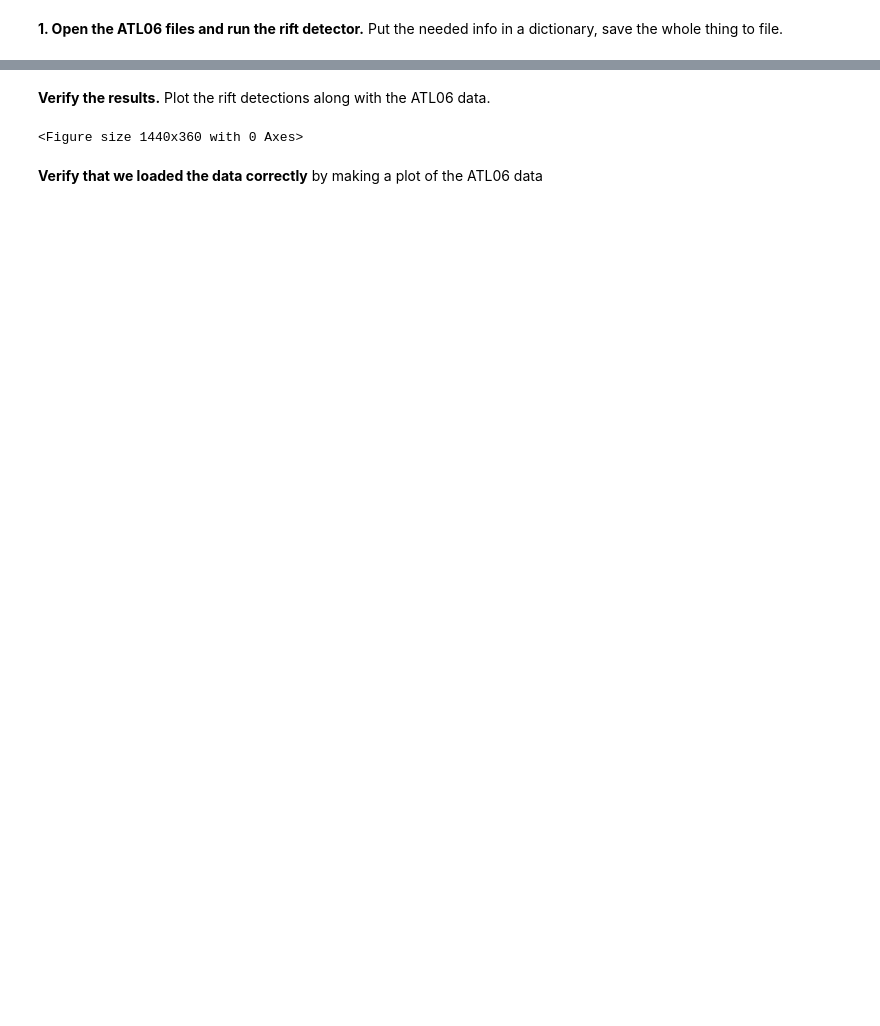
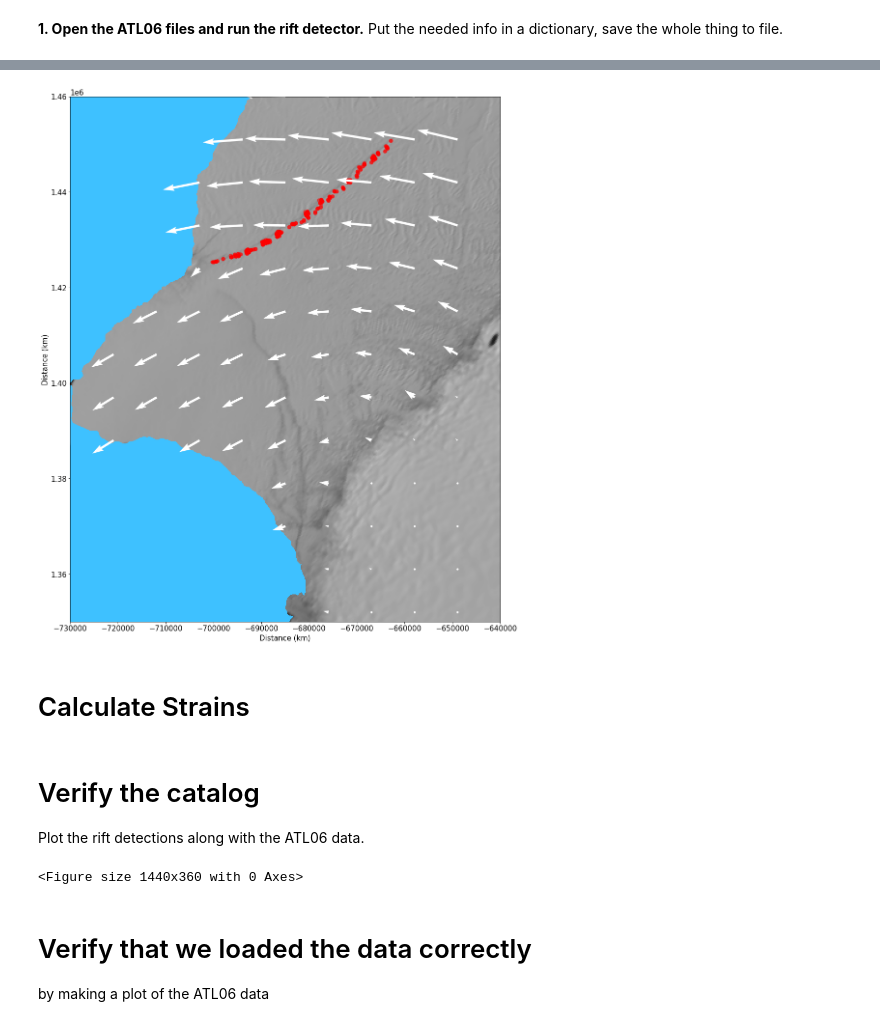
Before and after one commit to bradlipovsky/antarctic-rift-catalog, a Jupyter notebook: workflow.ipynb, the cells around one changed output, grey strips where cells are left out. Cells and saved outputs as stored; diff of their text form; code cells hidden in the pictures; blank space fills up the shorter version.

```diff
--- a/workflow.ipynb
+++ b/workflow.ipynb
@@ -97,0 +150,24 @@ plt.show()
+# %%
+from matplotlib import cm
+fig3,ax3=plt.subplots(figsize=(20,20))
+xmesh,ymesh = np.meshgrid(x_slice,y_slice)
+
+skip=75
+plt.scatter(ho['x-centroid'] ,ho['y-centroid'] ,s=50,c='r',alpha=0.5)
+plt.contourf(xmesh,ymesh,ocean_slice,cmap=cm.get_cmap('cool',30))
+show(sat_data,cmap="gray",ax=ax3)
+c = plt.quiver(xmesh[ ::skip, ::skip],
+               ymesh[ ::skip, ::skip],
+               vx_slice[ ::skip, ::skip],
+               vy_slice[ ::skip, ::skip], scale=9000, color='w')
+plt.axis('image')
+plt.ylim(window_y)
+plt.xlim(window_x)
+plt.rcParams.update({'font.size': 15})
+plt.xlabel('Distance (km)')
+plt.ylabel('Distance (km)')
+plt.show()
+# %% [output]
+[figure, added]
+# %% [markdown]
+# Calculate Strains
@@ -98,5 +192,6 @@ plt.show()
 # %% [markdown]
-**Verify the results.**  Plot the rift detections along with the ATL06 data.
+# Verify the catalog
+Plot the rift detections along with the ATL06 data.
 # %%
 import numpy as np
 import pandas as pd
@@ -146,5 +241,6 @@ for i in range(1,n):
 # %% [output]
 <Figure size 1440x360 with 0 Axes>
 # %% [markdown]
-**Verify that we loaded the data correctly** by making a plot of the ATL06 data
+# Verify that we loaded the data correctly
+by making a plot of the ATL06 data
 # %%
```
Also changed, not shown: parts of 25 cells of this notebook, 2 other files.
